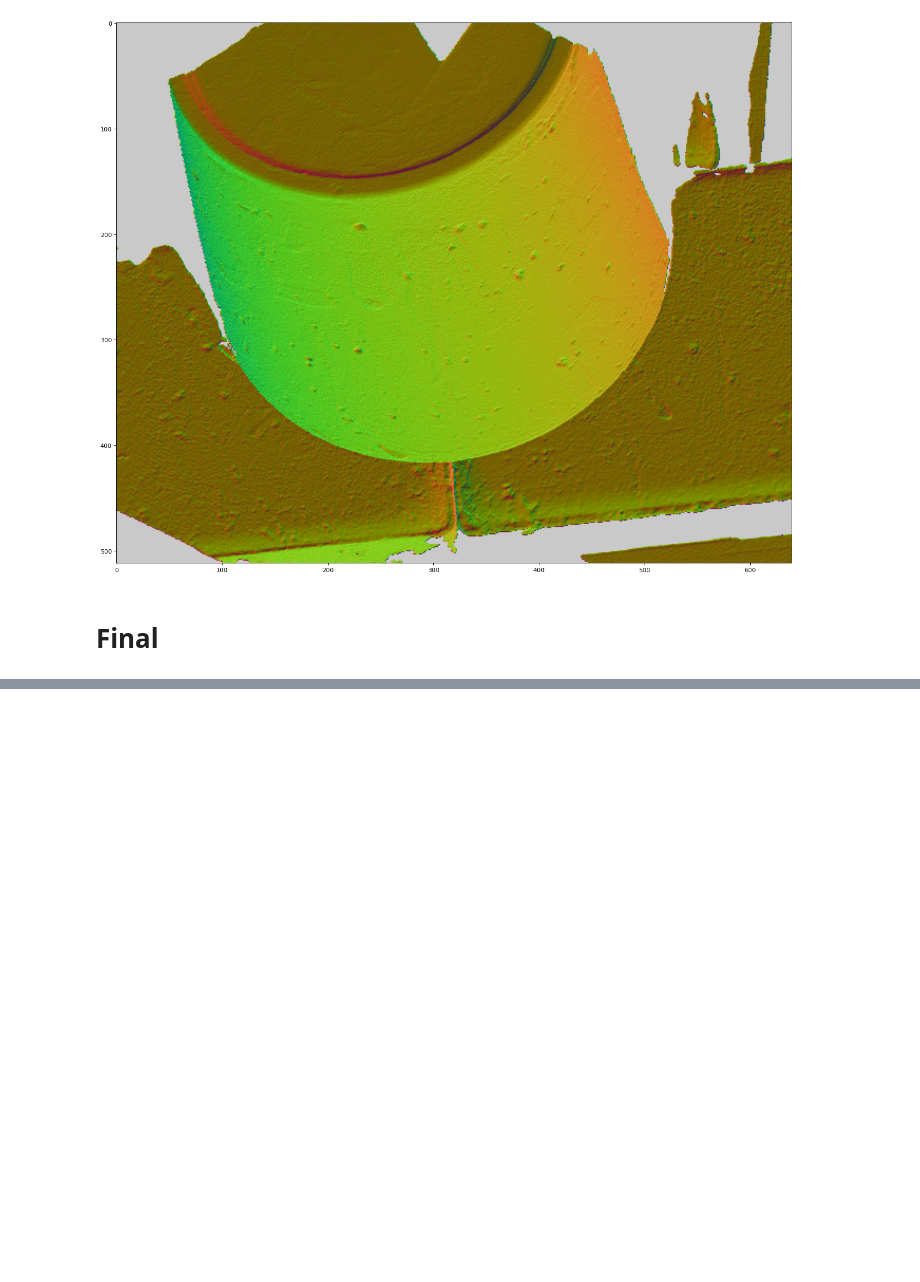
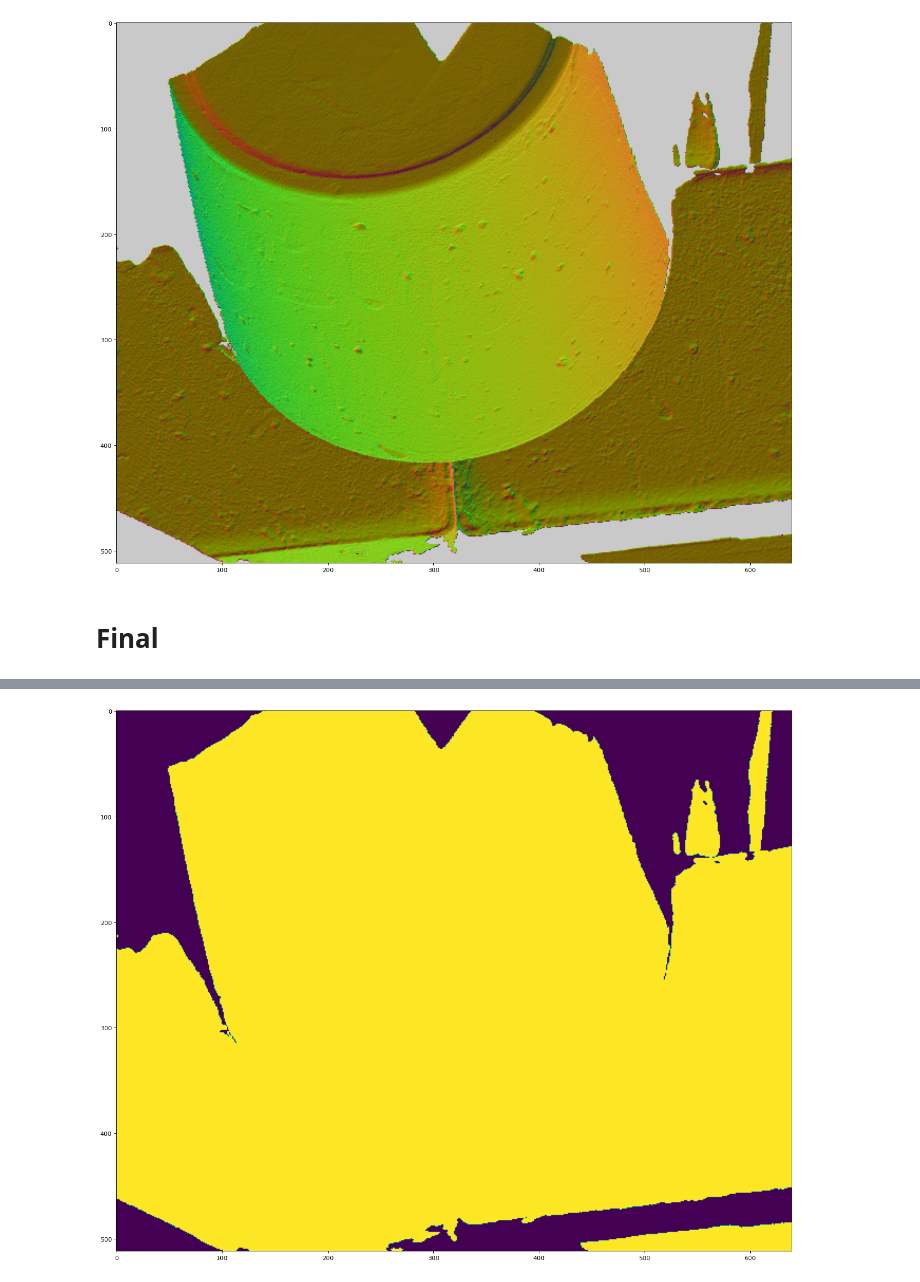
Before and after one commit to RyanMarten/general_purpose_vision_normals, a Jupyter notebook: FixingTheMasks.ipynb, the cells around one changed output, grey strips where cells are left out. Drawn from its saved outputs; the diff is of its cells as text; code cells hidden in the pictures; blank space fills up the shorter version.

```diff
--- a/FixingTheMasks.ipynb
+++ b/FixingTheMasks.ipynb
@@ -184,0 +188,25 @@ plt.imshow(valid_mask[0].cpu());
+# %%
+# modified from.....
+# https://github.com/allenai/grit/blob/main/metrics/normal.py#L115-L124
+
+def ryan(normals):
+    # convert to numpy
+    normals[0].permute(1,2,0).numpy()
+    # convert to rgb
+    numpy_normals_rgb = normal2rgb(numpy_normals)
+    # masks out values of [0,0,0], [128,128,128], or [201,201,201]
+    valid_mask_0 = (numpy_normals_rgb != 0).sum(axis=2) != 0
+    valid_mask_128 = (numpy_normals_rgb != 128).sum(axis=2) != 0
+    valid_mask_201 = (numpy_normals_rgb != 201).sum(axis=2) != 0
+    valid_mask = np.logical_and.reduce((valid_mask_0, valid_mask_128, valid_mask_201))
+    return valid_mask
+
+def rgb2normal(rgb):
+    n = (rgb-122.5)/122.5
+    n /= np.linalg.norm(n, ord=2, axis=2, keepdims=True)
+    return n
+
+def normal2rgb(n):
+    rgb = (n + 1)/2
+    rgb *= 255
+    return rgb.astype(np.uint8)
@@ -184,0 +228,5 @@ plt.imshow(valid_mask[0].cpu());
+# %%
+plt.figure(figsize=(20, 18), dpi=80)
+plt.imshow(ryan(normals));
+# %% [output]
+[figure, added]
```
Also changed, not shown: parts of 10 cells of this notebook, 1 other file.
